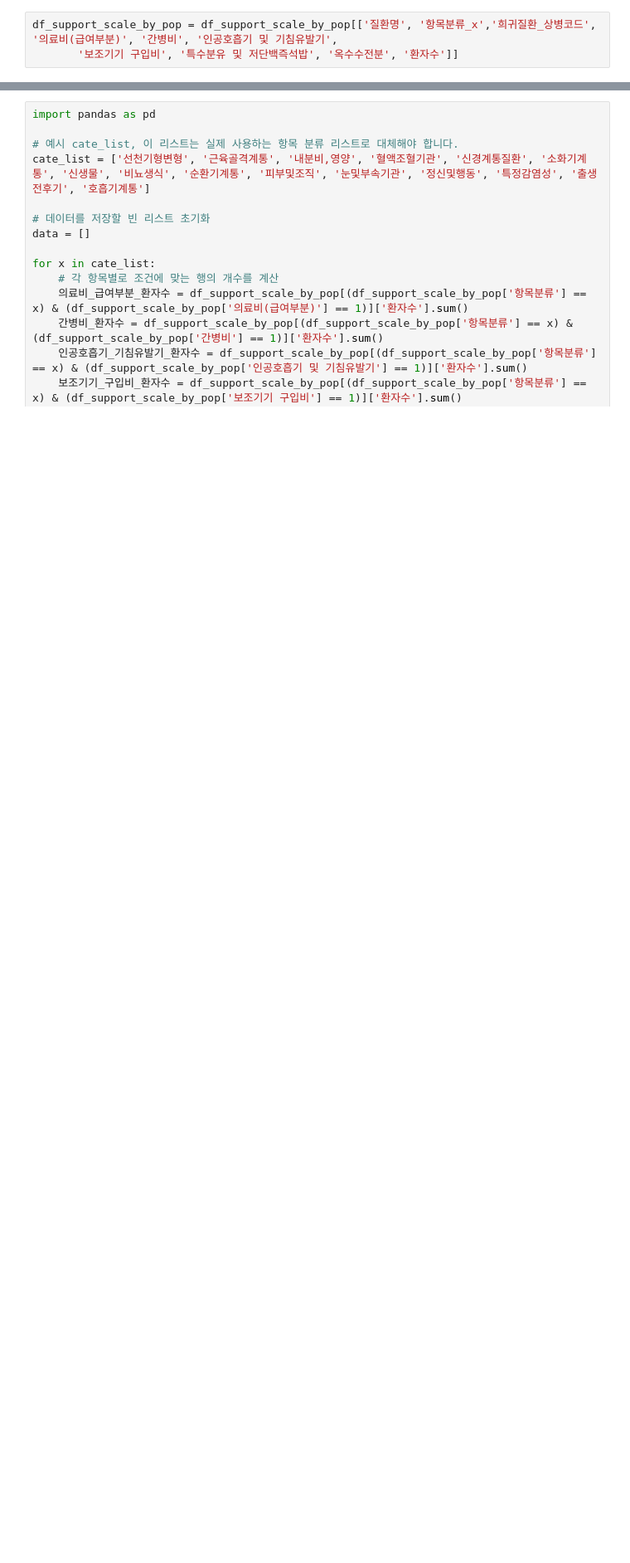
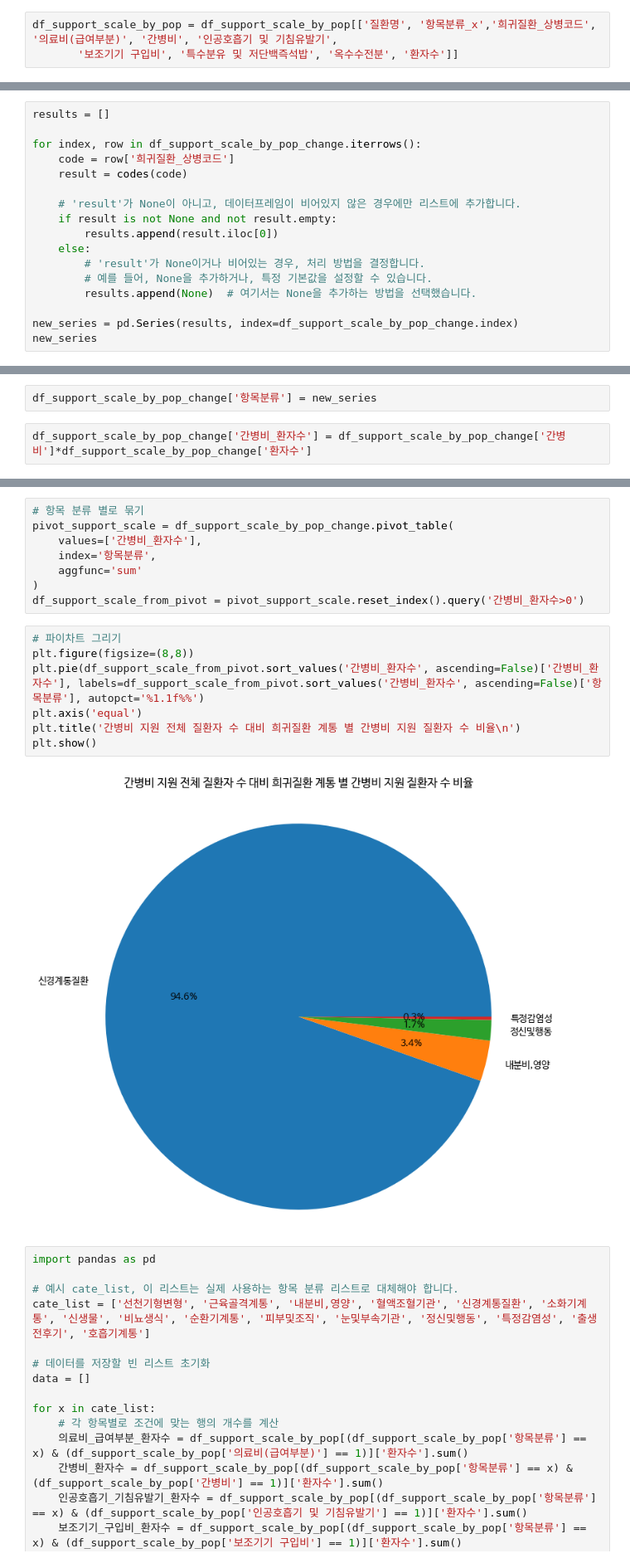
Before and after one commit to kdj0712/rare_field_fastapis, a Jupyter notebook: data/data_analysis/persona2/ipynb/jisu.ipynb, the cells around one changed output, grey strips where cells are left out. Shown at 83% size. Saved outputs shown, nothing was run; the diff lists cells and outputs as text; blank space fills up the shorter version.

```diff
--- a/data/data_analysis/persona2/ipynb/jisu.ipynb
+++ b/data/data_analysis/persona2/ipynb/jisu.ipynb
@@ -1062,0 +1097,17 @@ df_support_scale_by_pop.groupby('희귀질환_상병코드').mean('환자수').r
+# %%
+results = []
+
+for index, row in df_support_scale_by_pop_change.iterrows():
+    code = row['희귀질환_상병코드']
+    result = codes(code)
+
+    # 'result'가 None이 아니고, 데이터프레임이 비어있지 않은 경우에만 리스트에 추가합니다.
+    if result is not None and not result.empty:
+        results.append(result.iloc[0])
+    else:
+        # 'result'가 None이거나 비어있는 경우, 처리 방법을 결정합니다.
+        # 예를 들어, None을 추가하거나, 특정 기본값을 설정할 수 있습니다.
+        results.append(None)  # 여기서는 None을 추가하는 방법을 선택했습니다.
+
+new_series = pd.Series(results, index=df_support_scale_by_pop_change.index)
+new_series
@@ -1062,0 +1127,4 @@ df_support_scale_by_pop.groupby('희귀질환_상병코드').mean('환자수').r
+# %%
+df_support_scale_by_pop_change['항목분류'] = new_series
+# %%
+df_support_scale_by_pop_change['간병비_환자수'] = df_support_scale_by_pop_change['간병비']*df_support_scale_by_pop_change['환자수']
@@ -1063,3 +1147,20 @@ df_support_scale_by_pop.groupby('희귀질환_상병코드').mean('환자수').r
+# %%
+# 항목 분류 별로 묶기
+pivot_support_scale = df_support_scale_by_pop_change.pivot_table(
+    values=['간병비_환자수'],
+    index='항목분류',
+    aggfunc='sum'
+)
+df_support_scale_from_pivot = pivot_support_scale.reset_index().query('간병비_환자수>0')
+# %%
+# 파이차트 그리기
+plt.figure(figsize=(8,8))
+plt.pie(df_support_scale_from_pivot.sort_values('간병비_환자수', ascending=False)['간병비_환자수'], labels=df_support_scale_from_pivot.sort_values('간병비_환자수', ascending=False)['항목분류'], autopct='%1.1f%%')
+plt.axis('equal')
+plt.title('간병비 지원 전체 질환자 수 대비 희귀질환 계통 별 간병비 지원 질환자 수 비율\n')
+plt.show()
+# %% [output]
+[figure, added]
 # %%
 import pandas as pd
 
```
Also changed, not shown: parts of 11 cells of this notebook, 6 other files.
